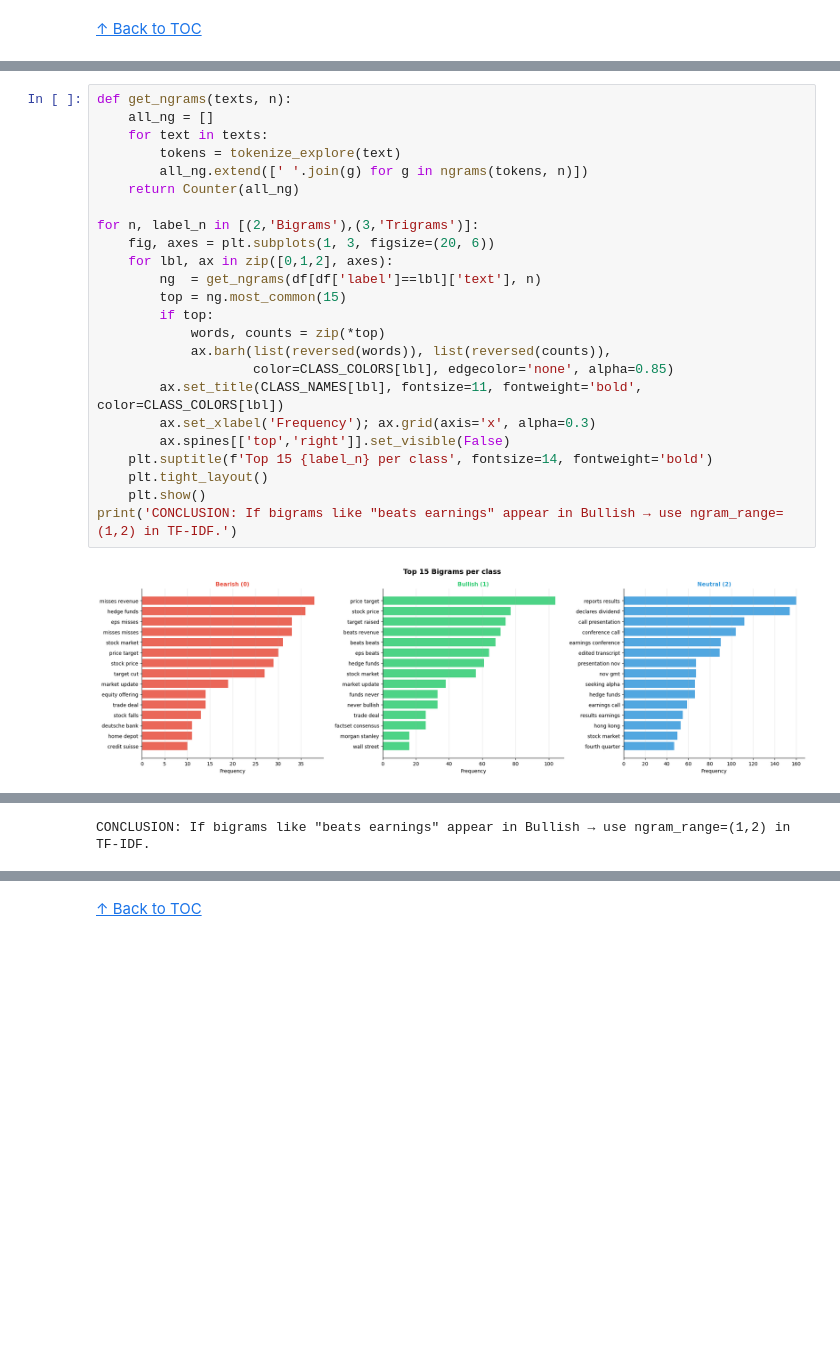
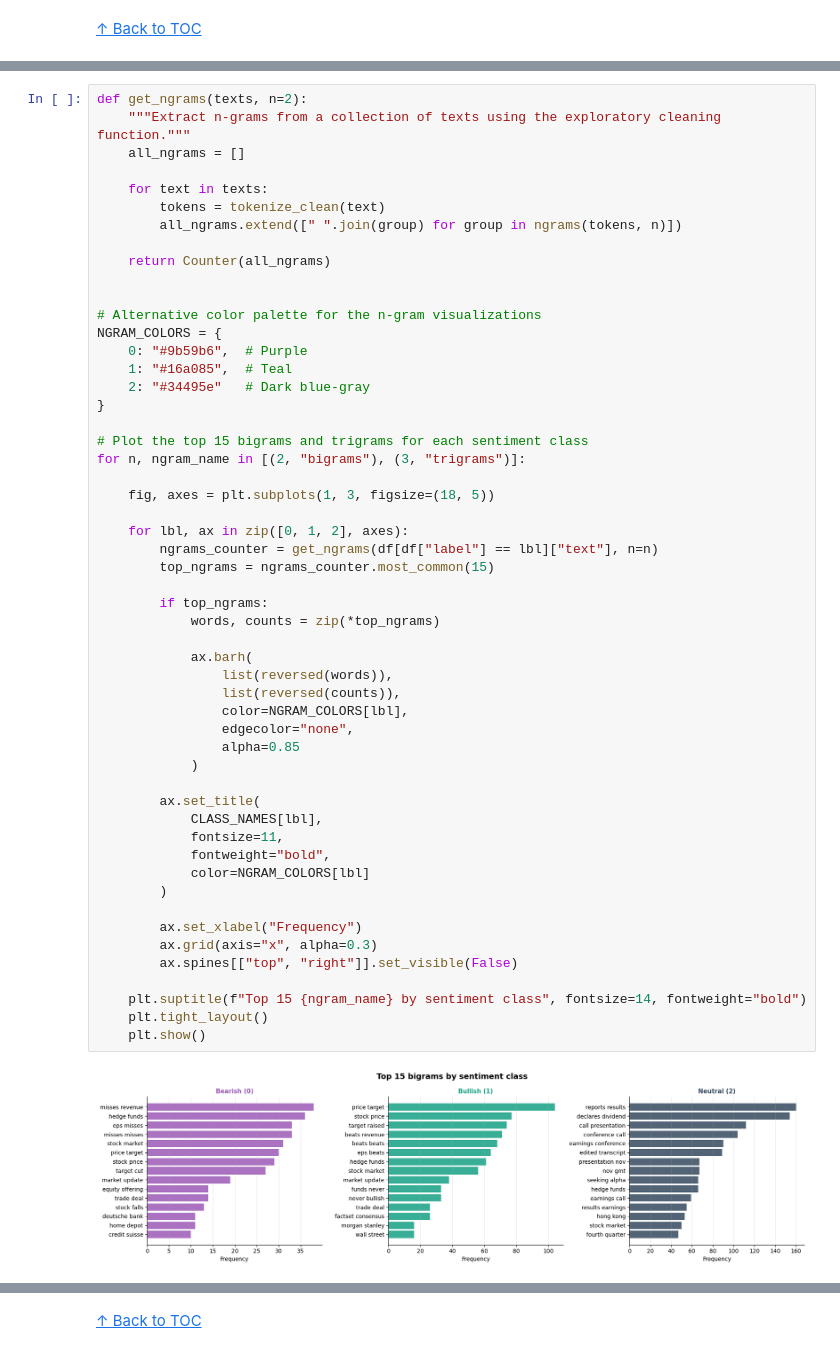
Before and after one commit to rodbarretoteixeira/Text_Mining, a Jupyter notebook: projeto/tm_tests_xx.ipynb, the cells around one changed output, grey strips where cells are left out. Drawn from its saved outputs; the diff is of its cells as text; blank space fills up the shorter version.

```diff
--- a/projeto/tm_tests_xx.ipynb
+++ b/projeto/tm_tests_xx.ipynb
@@ -437,26 +539,55 @@ Bigrams like *"beats earnings"* (Bullish) or *"misses estimates"* (Bearish) are
 # %%
-def get_ngrams(texts, n):
-    all_ng = []
+def get_ngrams(texts, n=2):
+    """Extract n-grams from a collection of texts using the exploratory cleaning function."""
+    all_ngrams = []
+
     for text in texts:
-        tokens = tokenize_explore(text)
-        all_ng.extend([' '.join(g) for g in ngrams(tokens, n)])
-    return Counter(all_ng)
+        tokens = tokenize_clean(text)
+        all_ngrams.extend([" ".join(group) for group in ngrams(tokens, n)])
 
-for n, label_n in [(2,'Bigrams'),(3,'Trigrams')]:
-    fig, axes = plt.subplots(1, 3, figsize=(20, 6))
-    for lbl, ax in zip([0,1,2], axes):
-        ng  = get_ngrams(df[df['label']==lbl]['text'], n)
-        top = ng.most_common(15)
-        if top:
-            words, counts = zip(*top)
-            ax.barh(list(reversed(words)), list(reversed(counts)),
-                    color=CLASS_COLORS[lbl], edgecolor='none', alpha=0.85)
-        ax.set_title(CLASS_NAMES[lbl], fontsize=11, fontweight='bold', color=CLASS_COLORS[lbl])
-        ax.set_xlabel('Frequency'); ax.grid(axis='x', alpha=0.3)
-        ax.spines[['top','right']].set_visible(False)
-    plt.suptitle(f'Top 15 {label_n} per class', fontsize=14, fontweight='bold')
+    return Counter(all_ngrams)
+
+
+# Alternative color palette for the n-gram visualizations
+NGRAM_COLORS = {
+    0: "#9b59b6",  # Purple
+    1: "#16a085",  # Teal
+    2: "#34495e"   # Dark blue-gray
+}
+
+# Plot the top 15 bigrams and trigrams for each sentiment class
+for n, ngram_name in [(2, "bigrams"), (3, "trigrams")]:
+
+    fig, axes = plt.subplots(1, 3, figsize=(18, 5))
+
+    for lbl, ax in zip([0, 1, 2], axes):
+        ngrams_counter = get_ngrams(df[df["label"] == lbl]["text"], n=n)
+        top_ngrams = ngrams_counter.most_common(15)
+
+        if top_ngrams:
+            words, counts = zip(*top_ngrams)
+
+            ax.barh(
+                list(reversed(words)),
+                list(reversed(counts)),
+                color=NGRAM_COLORS[lbl],
+                edgecolor="none",
+                alpha=0.85
+            )
+
+        ax.set_title(
+            CLASS_NAMES[lbl],
+            fontsize=11,
+            fontweight="bold",
+            color=NGRAM_COLORS[lbl]
+        )
+
+        ax.set_xlabel("Frequency")
+        ax.grid(axis="x", alpha=0.3)
+        ax.spines[["top", "right"]].set_visible(False)
+
+    plt.suptitle(f"Top 15 {ngram_name} by sentiment class", fontsize=14, fontweight="bold")
     plt.tight_layout()
     plt.show()
-print('CONCLUSION: If bigrams like "beats earnings" appear in Bullish → use ngram_range=(1,2) in TF-IDF.')
 # %% [output]
-[figure, old version]
+[figure, new version]
@@ -464 +594,0 @@ print('CONCLUSION: If bigrams like "beats earnings" appear in Bullish → use ng
-CONCLUSION: If bigrams like "beats earnings" appear in Bullish → use ngram_range=(1,2) in TF-IDF.
```
Also changed, not shown: parts of 31 cells of this notebook.
